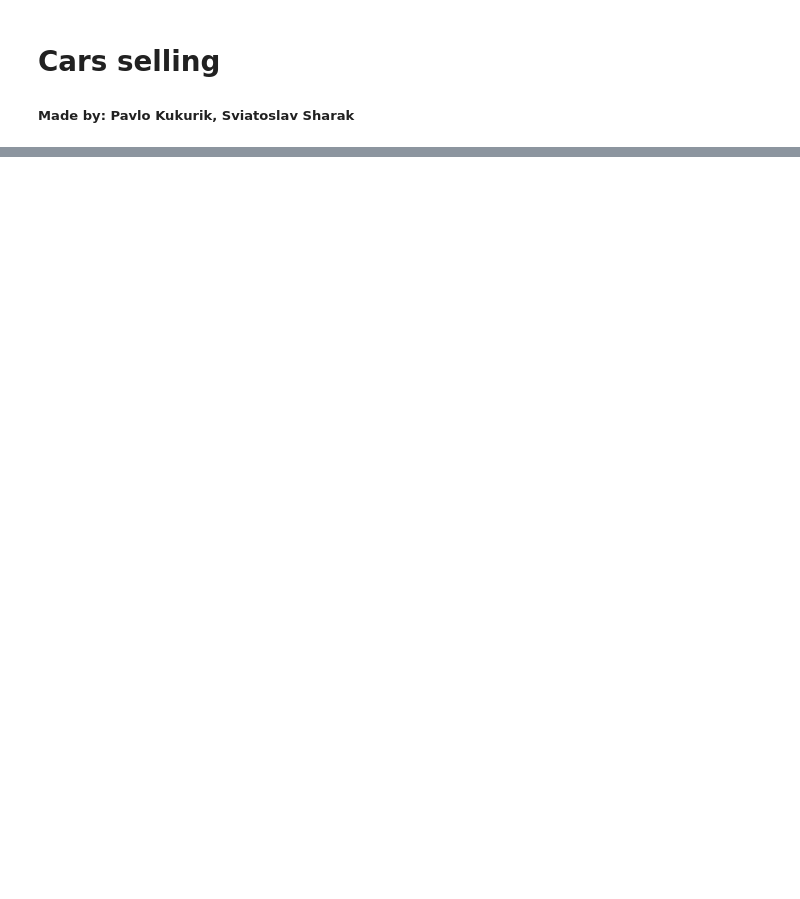
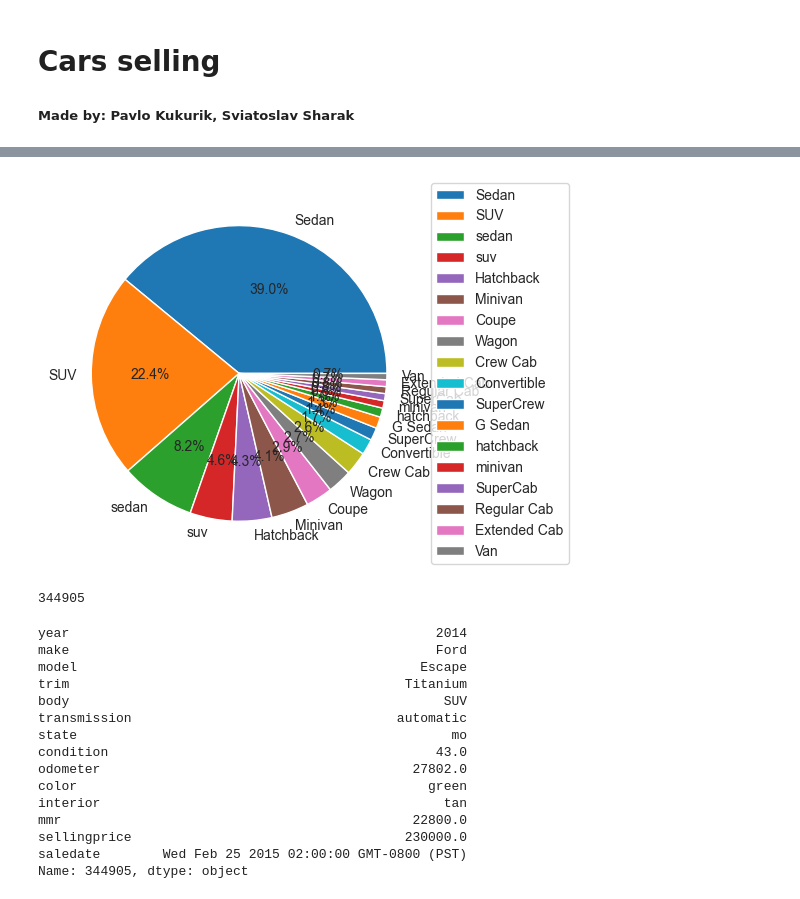
Before and after one commit to PavloKukurik/Car_prices_research, a Jupyter notebook: proj_test.ipynb, the cells around one changed output, grey strips where cells are left out. Cells and saved outputs as stored; diff of their text form; code cells hidden in the pictures; blank space fills up the shorter version.

```diff
--- a/proj_test.ipynb
+++ b/proj_test.ipynb
@@ -56,0 +243,37 @@ plt.show()
+# %%
+
+filtered_df = df[df['body'].map(df['body'].value_counts()) >= 3000]
+
+body_categories = filtered_df['body'].value_counts()
+body_name = body_categories.index.tolist()
+
+plt.pie(body_categories, labels=body_name, autopct='%1.1f%%')
+
+# Визначення положення легенди поза графіком
+plt.legend(body_name, loc="center left", bbox_to_anchor=(1, 0.5))
+
+plt.show()
+index_of_max_price = df['sellingprice'].idxmax()
+print(index_of_max_price)
+
+# Виводимо весь рядок, що відповідає цьому індексу
+car_with_max_price = df.loc[index_of_max_price]
+car_with_max_price
+# %% [output]
+[figure, added]
+344905
+year                                               2014
+make                                               Ford
+model                                            Escape
+trim                                           Titanium
+body                                                SUV
+transmission                                  automatic
+state                                                mo
+condition                                          43.0
+odometer                                        27802.0
+color                                             green
+interior                                            tan
+mmr                                             22800.0
+sellingprice                                   230000.0
+saledate        Wed Feb 25 2015 02:00:00 GMT-0800 (PST)
+Name: 344905, dtype: object
```
Also changed, not shown: parts of 17 cells of this notebook.
